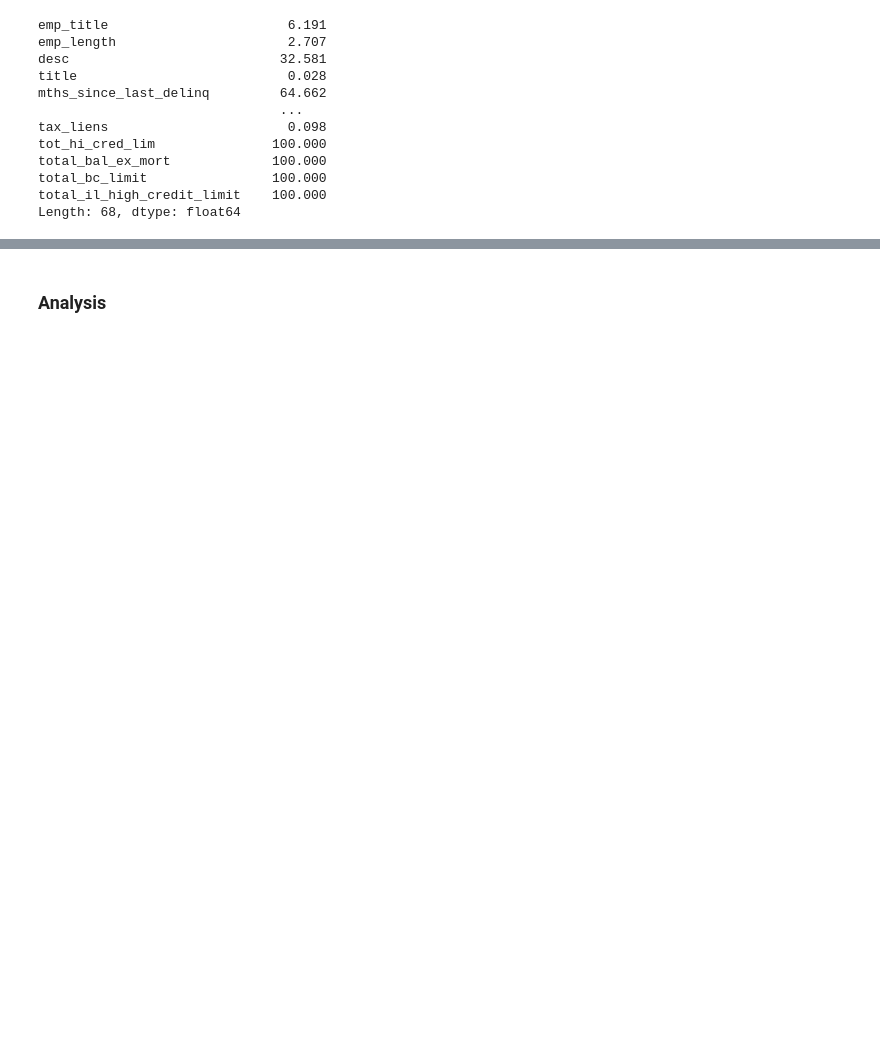
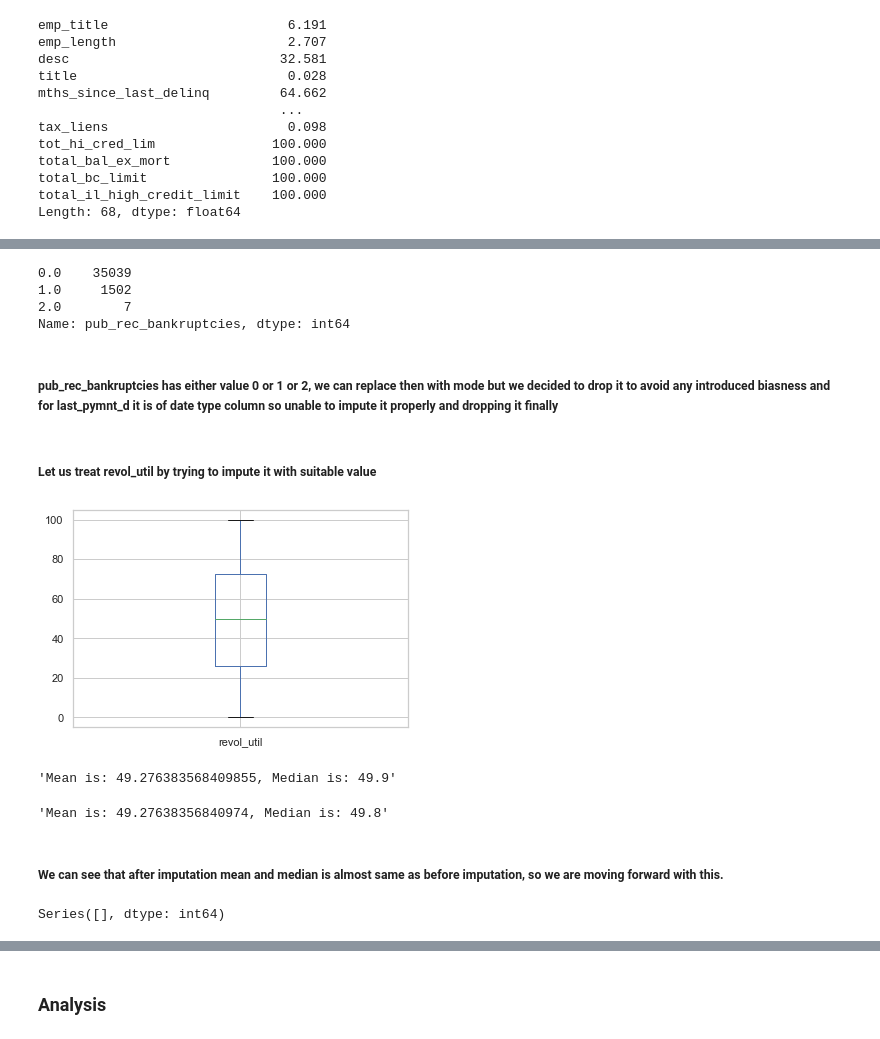
Before and after one commit to Utkarsh4610/LendingClub, a Jupyter notebook: LendingClubCaseStudy.ipynb, the cells around one changed output, grey strips where cells are left out. Saved outputs shown, nothing was run; the diff lists cells and outputs as text; code cells hidden in the pictures; blank space fills up the shorter version.

```diff
--- a/LendingClubCaseStudy.ipynb
+++ b/LendingClubCaseStudy.ipynb
@@ -157,10 +92,0 @@ memory usage: 12.2+ MB
-# %%
-#fix data type for 'term'
-loan_master['term'] = loan_master['term'].apply(lambda x: str(x).replace('months','').strip()).astype('int64')
-loan_master = loan_master.rename(columns={'term':'term_months'})
-# %%
-#fix data type for 'int_rate'
-loan_master['int_rate'] = loan_master['int_rate'].apply(lambda x: str(x).replace('%','').strip()).astype('float64')
-# %%
-#fix data type for 'earliest_cr_line'
-loan_master['earliest_cr_line'] = pd.to_datetime(loan_master['earliest_cr_line'], format='%b-%y')
@@ -168,0 +220,10 @@ dtype('<M8[ns]')
+# %%
+# Treating pub_rec_bankruptcies
+loan_master['pub_rec_bankruptcies'].value_counts()
+# %% [output]
+0.0    35039
+1.0     1502
+2.0        7
+Name: pub_rec_bankruptcies, dtype: int64
+# %% [markdown]
+##### pub_rec_bankruptcies has either value 0 or 1 or 2, we can replace then with mode but we decided to drop it to avoid any introduced biasness and for last_pymnt_d it is of date type column so unable to impute it properly and dropping it finally
@@ -168,0 +232,14 @@ dtype('<M8[ns]')
+# %% [markdown]
+##### Let us treat revol_util by trying to impute it with suitable value
+# %%
+loan_master['revol_util'] = loan_master['revol_util'].str.replace('%','').str.strip().astype(float)
+# %%
+loan_master['revol_util'].plot(kind='box')
+plt.show()
+# %% [output]
+[figure, added]
+# %%
+# Checking mean of revol_util before imputation
+get_mean_median(loan_master['revol_util'])
+# %% [output]
+'Mean is: 49.276383568409855, Median is: 49.9'
@@ -168,0 +248,12 @@ dtype('<M8[ns]')
+# %%
+# Checking mean of revol_util after imputation
+get_mean_median(loan_master['revol_util'])
+# %% [output]
+'Mean is: 49.27638356840974, Median is: 49.8'
+# %% [markdown]
+##### We can see that after imputation mean and median is almost same as before imputation, so we are moving forward with this.
+# %%
+#check again, columns having nulls
+check_null(loan_master,percentage=False)
+# %% [output]
+Series([], dtype: int64)
```
Also changed, not shown: parts of 106 cells of this notebook.
